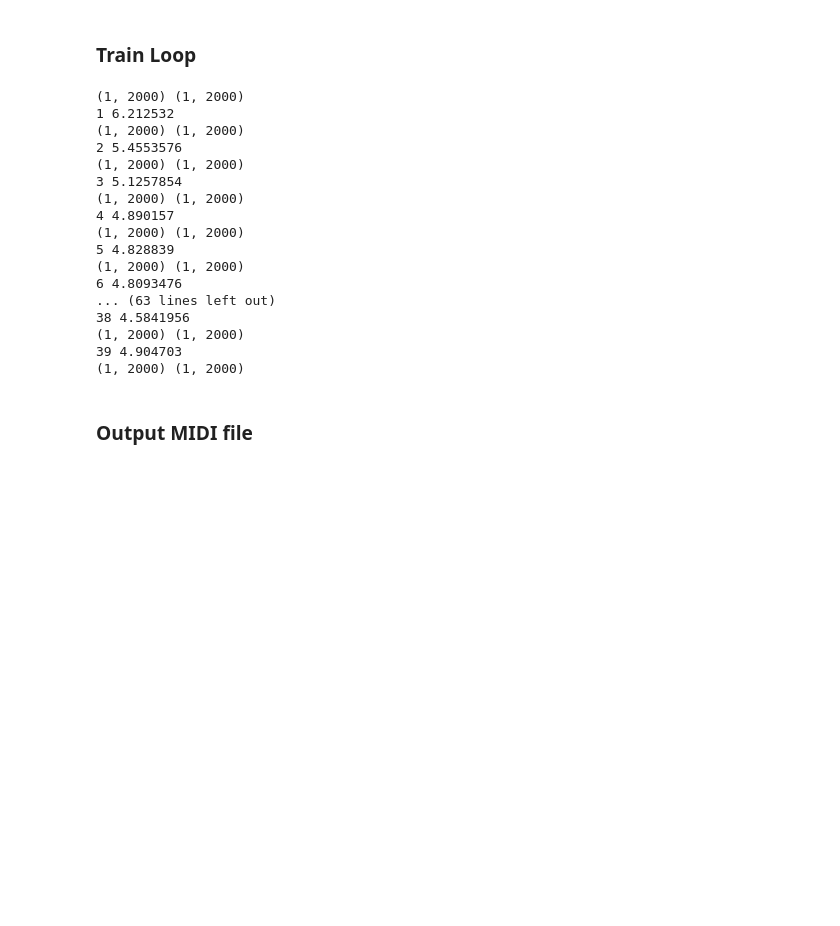
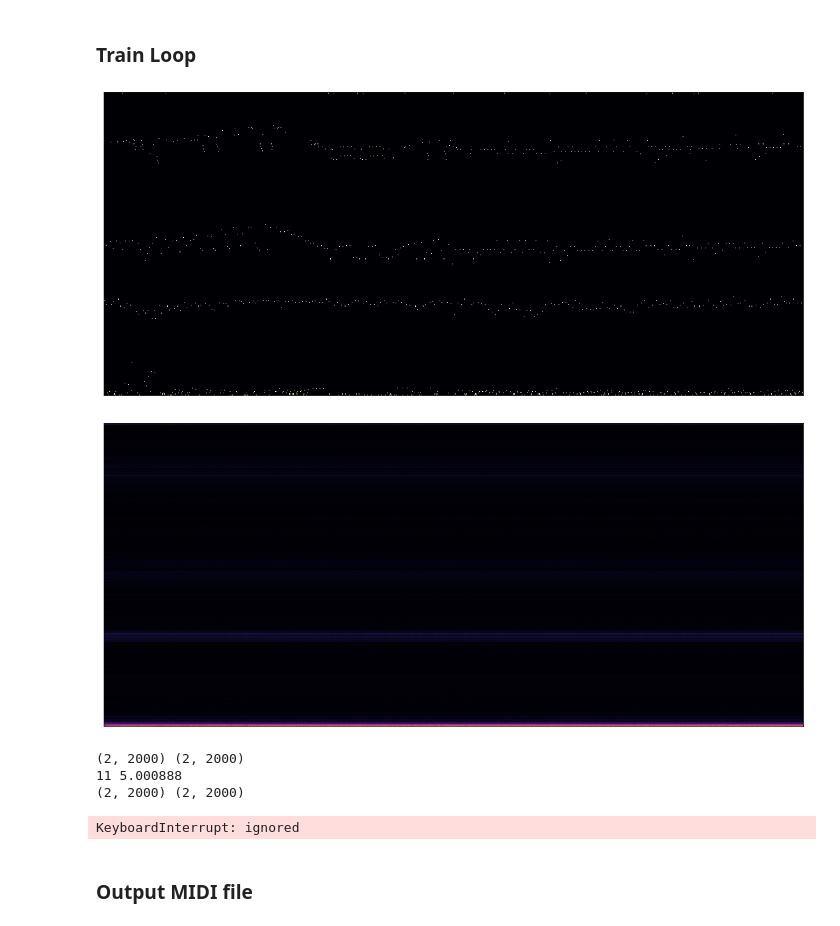
Before and after one commit to asigalov61/Amazing-GPT2-Piano, a Jupyter notebook: Amazing_GPT2_Piano.ipynb, the cells around one changed output. Drawn from its saved outputs; the diff is of its cells as text; code cells hidden in the pictures; blank space fills up the shorter version.

```diff
--- a/Amazing_GPT2_Piano.ipynb
+++ b/Amazing_GPT2_Piano.ipynb
@@ -583,10 +585,10 @@ import librosa.display
 from time import sleep
 import time
 
-batch_size = 1
+batch_size = 2 # Works on Google P100 GPU and Colab Pro. Otherwise, use 1
 
 while(True):
-    for _ in range(100):
+    for _ in range(10):
         _inputs = []
         _targets = []
         for _ in range(batch_size):
@@ -597,52 +599,41 @@ while(True):
 
             _inputs.append(x)
             _targets.append(y)
         _inputs = np.stack(_inputs)
         _targets = np.stack(_targets)
         print(_inputs.shape, _targets.shape)
 
         _, _global_step, _loss = sess.run([train_step, global_step, loss],
                                           feed_dict={X: _inputs,
                                                      Y: _targets,
-                                                     learning_rate: 1e-3})
+                                                     learning_rate: 1e-4})
         print(_global_step, _loss)
 
         if _global_step % 10 == 0:
             logger.log('loss', _loss, _global_step)
 
-        if _global_step % 1000 == 0:
+        if _global_step % 10 == 0:
             save_path = saver.save(sess, save_dir + '/checkpoint', global_step=_global_step)
             print("Model saved in path: %s" % save_path)
 
     clear_output()
 
     _inputs_onehot, _probs = sess.run([X_onehot, probs], feed_dict={X: _inputs})
 
     plt.figure(figsize=[18, 8])
     librosa.display.specshow(_inputs_onehot[0].T)
     plt.show()
 
     plt.figure(figsize=[18, 8])
     librosa.display.specshow(_probs[0].T)
     plt.show()
 # %% [output]
+[figure, added]
+[figure, added]
-(1, 2000) (1, 2000)
-1 6.212532
-(1, 2000) (1, 2000)
-2 5.4553576
-(1, 2000) (1, 2000)
-3 5.1257854
-(1, 2000) (1, 2000)
-4 4.890157
-(1, 2000) (1, 2000)
-5 4.828839
-(1, 2000) (1, 2000)
-6 4.8093476
-... (63 lines left out)
-38 4.5841956
-(1, 2000) (1, 2000)
-39 4.904703
-(1, 2000) (1, 2000)
+(2, 2000) (2, 2000)
+11 5.000888
+(2, 2000) (2, 2000)
+KeyboardInterrupt: ignored
 # %% [markdown]
 ### Output MIDI file
 # %%
```
Also changed, not shown: parts of 5 cells of this notebook.
